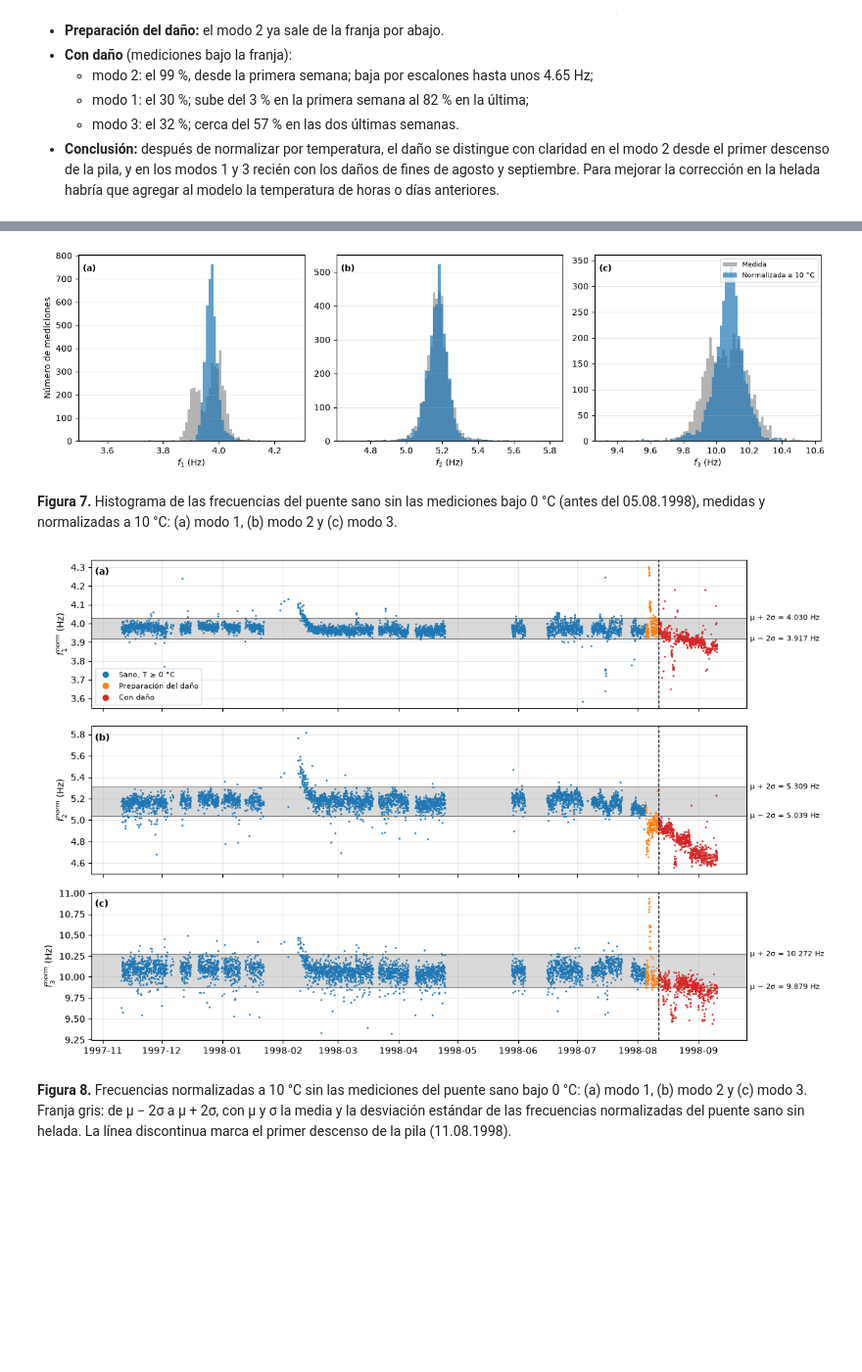
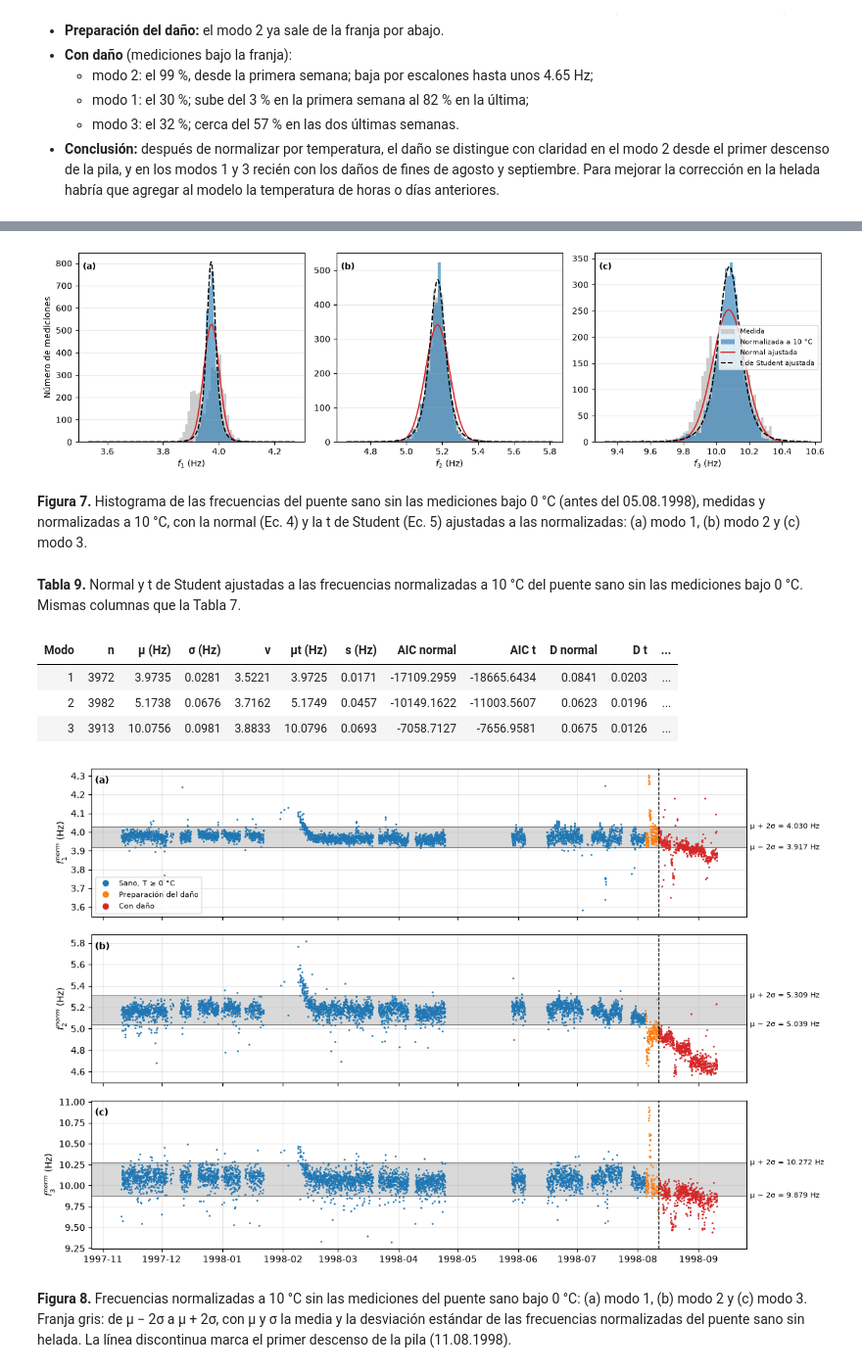
Before and after one commit to 25adiaz-apps/phd-civil-ualberta, a Jupyter notebook: structural-reliability/bridge-z24/z24_modal_distributions.ipynb, the cells around one changed output, grey strips where cells are left out. Shown at 98% size. Drawn from its saved outputs; the diff is of its cells as text; code cells hidden in the pictures; blank space fills up the shorter version.

```diff
--- a/structural-reliability/bridge-z24/z24_modal_distributions.ipynb
+++ b/structural-reliability/bridge-z24/z24_modal_distributions.ipynb
@@ -547,36 +612,32 @@ show_table(pd.DataFrame(rows), t_num, f"Comparación de la normalización a {T_R
 | 3 | 4 (con T < 0 °C) | 4688 | -0.0096 | 10.0878 | 0.1173 | 9.8532 | 10.3225 | 5.9727 | ... |
 | 3 | 5 (sin T < 0 °C) | 3913 | -0.0084 | 10.0756 | 0.0981 | 9.8793 | 10.2719 | 4.4467 | ... |
 # %%
-fig, axes = plt.subplots(1, len(MODE_BANDS), figsize=(13, 3.8))
-for i, (ax, m) in enumerate(zip(axes, MODE_BANDS)):
-    raw, norm = sano0[f"f{m}"].dropna(), sano0[f"fn0_{m}"].dropna()
-    bins = np.linspace(min(raw.min(), norm.min()), max(raw.max(), norm.max()), 80)
-    ax.hist(raw, bins=bins, color="0.7", label="Medida")
-    ax.hist(norm, bins=bins, color="C0", alpha=0.7, label=f"Normalizada a {T_REF:.0f} °C")
-    ax.set_xlabel(f"$f_{m}$ (Hz)")
-    ax.grid(axis="y", alpha=0.3)
-    ax.text(0.02, 0.95, f"({chr(97 + i)})", transform=ax.transAxes, va="top", fontweight="bold")
-axes[0].set_ylabel("Número de mediciones")
-axes[-1].legend(fontsize=8, loc="upper right")
-fig.tight_layout()
+fits0 = plot_fit_hist(sano0, "fn0_{m}", "Histograma de las frecuencias del puente sano sin las mediciones bajo 0 °C "
+                      f"(antes del 05.08.1998), medidas y normalizadas a {T_REF:.0f} °C, con la normal (Ec. 4) y la t de "
+                      "Student (Ec. 5) ajustadas a las normalizadas: (a) modo 1, (b) modo 2 y (c) modo 3.")
 
-f_num += 1
-show_figure(fig, f_num, "Histograma de las frecuencias del puente sano sin las mediciones bajo 0 °C (antes del "
-            f"05.08.1998), medidas y normalizadas a {T_REF:.0f} °C: (a) modo 1, (b) modo 2 y (c) modo 3.")
+t_num += 1
+show_table(fits0, t_num, f"Normal y t de Student ajustadas a las frecuencias normalizadas a {T_REF:.0f} °C del puente sano "
+           "sin las mediciones bajo 0 °C. Mismas columnas que la Tabla 7.", precision=4, hide_index=True)
 
 groups0 = [("Sano, T ≥ 0 °C", (modal["period"] == "Sano") & (modal["T"] >= 0), "C0"),
            ("Preparación del daño", modal["period"] == "Preparación del daño", "C1"),
            ("Con daño", modal["period"] == "Con daño", "C3")]
 fig = plot_band_series(groups0, "fn0_{m}", sano0)
 
 f_num += 1
 show_figure(fig, f_num, f"Frecuencias normalizadas a {T_REF:.0f} °C sin las mediciones del puente sano bajo 0 °C: "
             "(a) modo 1, (b) modo 2 y (c) modo 3. Franja gris: de μ − 2σ a μ + 2σ, con μ y σ la media y la "
             "desviación estándar de las frecuencias normalizadas del puente sano sin helada. La línea discontinua "
             "marca el primer descenso de la pila (11.08.1998).")
 # %% [output]
-[figure, old version]
+[figure, new version]
-**Figura 7.** Histograma de las frecuencias del puente sano sin las mediciones bajo 0 °C (antes del 05.08.1998), medidas y normalizadas a 10 °C: (a) modo 1, (b) modo 2 y (c) modo 3.
+**Figura 7.** Histograma de las frecuencias del puente sano sin las mediciones bajo 0 °C (antes del 05.08.1998), medidas y normalizadas a 10 °C, con la normal (Ec. 4) y la t de Student (Ec. 5) ajustadas a las normalizadas: (a) modo 1, (b) modo 2 y (c) modo 3.
+**Tabla 9.** Normal y t de Student ajustadas a las frecuencias normalizadas a 10 °C del puente sano sin las mediciones bajo 0 °C. Mismas columnas que la Tabla 7.
+| Modo | n | μ (Hz) | σ (Hz) | ν | μt (Hz) | s (Hz) | AIC normal | AIC t | D normal | D t | ... |
+| 1 | 3972 | 3.9735 | 0.0281 | 3.5221 | 3.9725 | 0.0171 | -17109.2959 | -18665.6434 | 0.0841 | 0.0203 | ... |
+| 2 | 3982 | 5.1738 | 0.0676 | 3.7162 | 5.1749 | 0.0457 | -10149.1622 | -11003.5607 | 0.0623 | 0.0196 | ... |
+| 3 | 3913 | 10.0756 | 0.0981 | 3.8833 | 10.0796 | 0.0693 | -7058.7127 | -7656.9581 | 0.0675 | 0.0126 | ... |
 [figure]
-**Figura 8.** Frecuencias normalizadas a 10 °C sin las mediciones del puente sano bajo 0 °C: (a) modo 1, (b) modo 2 y (c) modo 3. Franja gris: de μ − 2σ a μ + 2σ, con μ y σ la media y la desviación estándar de las frecuencias normalizadas del puente sano sin helada. La línea discontinua marca el primer descenso de la pila (11.08.1998).
+**Figura 8.** Frecuencias normalizadas a 10 °C sin las mediciones del puente sano bajo 0 °C: (a) modo 1, (b) modo 2 y (c) modo 3. Franja gris: de μ − 2σ a μ + 2σ, con μ y σ la media y la desviación estándar de las frecuencias normalizadas del puente sano sin helada. La línea discontinua marca el primer descenso de la pila (11.08.1998).
 # %% [markdown]
```
Also changed, not shown: parts of 7 cells of this notebook.
